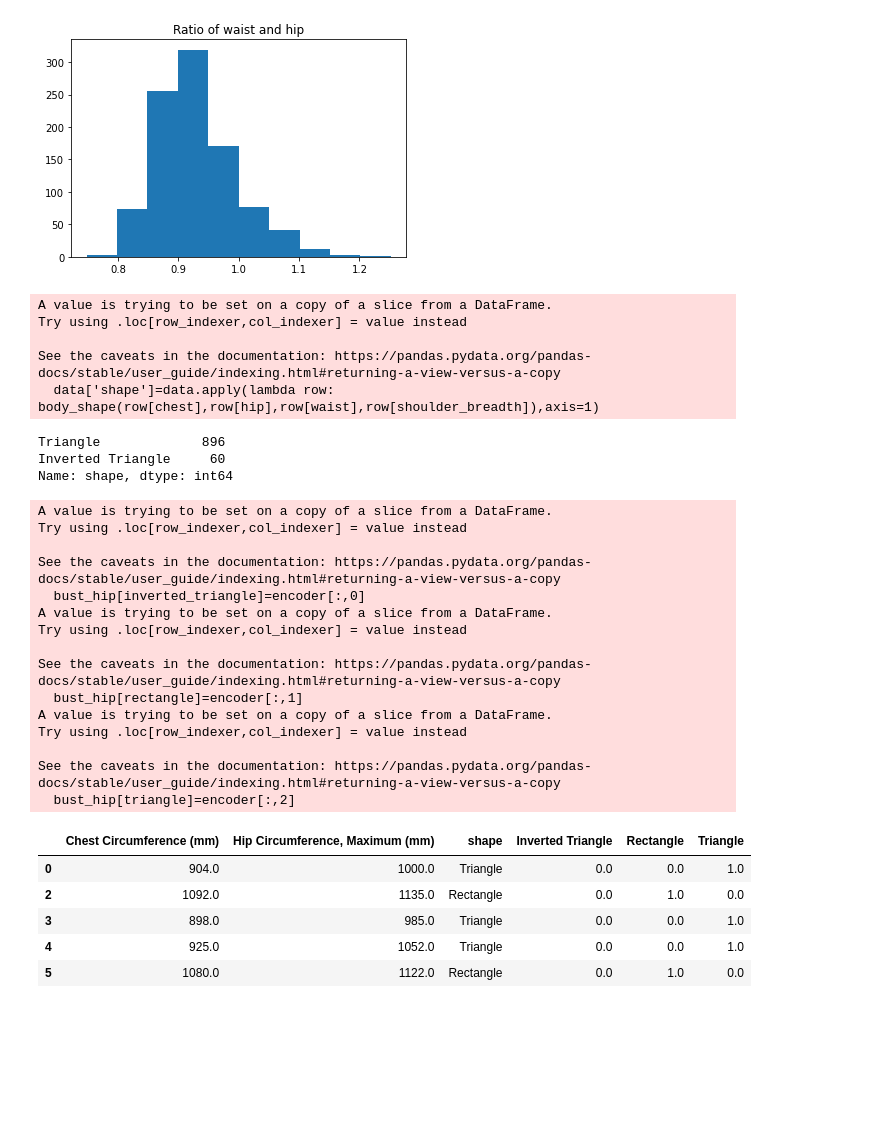
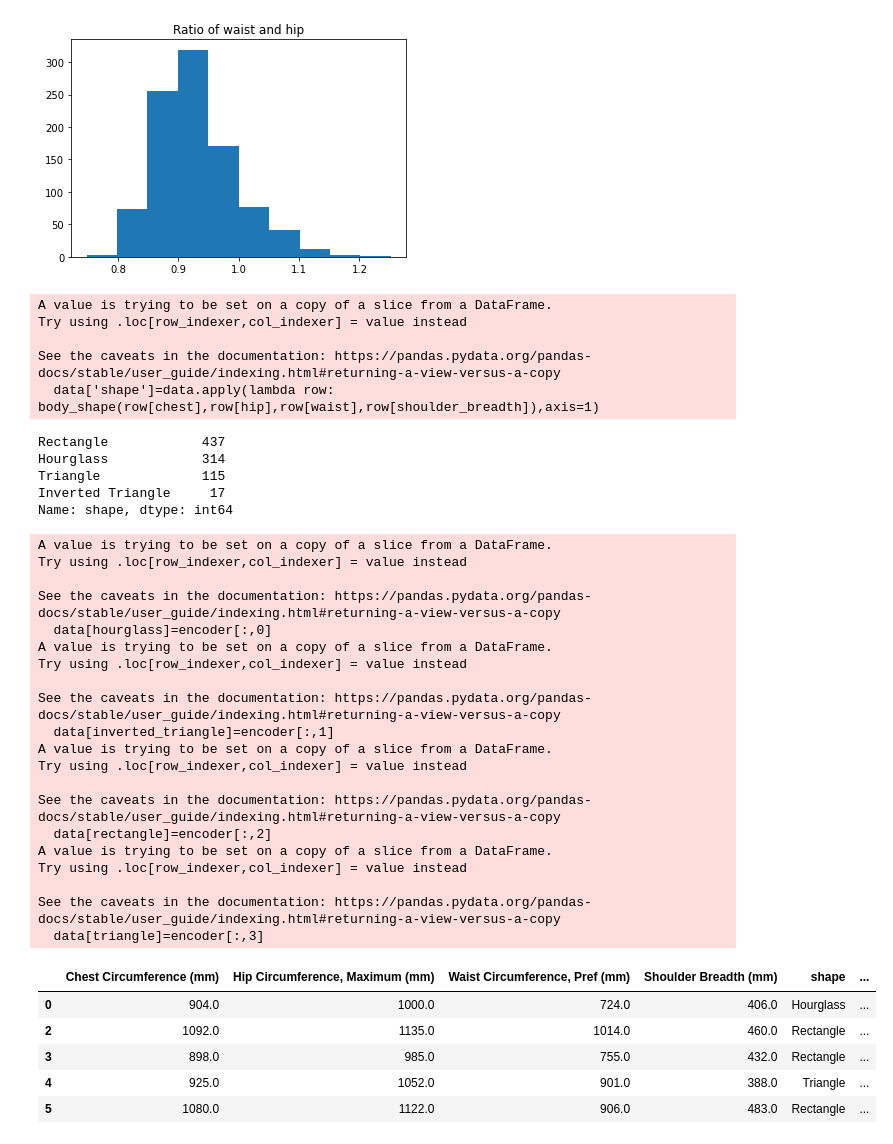
Before and after one commit to 123nishan/measurement_prediction, a Jupyter notebook: split_female.ipynb, the cells around one changed output. Saved outputs shown, nothing was run; the diff lists cells and outputs as text; code cells hidden in the pictures; blank space fills up the shorter version.

```diff
--- a/split_female.ipynb
+++ b/split_female.ipynb
@@ -33,7 +33,7 @@ malleolus_height_outer="Ankle Ht Rt (Malleolus, Lateral) (mm)"
 malleolus_height_inner='Malleolus Med Rt (mm)'
 outer_inseam='Outer Inseam'
 
-
+meausred_weight='Weight (kg)'
 thigh='Thigh Circumference (mm)'
 shoulder_breadth='Shoulder Breadth (mm)'
 waist_floor='Waist Height, Preferred (mm)'
@@ -91,9 +102,9 @@ def body_shape(bust,hip,waist,shoulder):
 # %%
 demographic=[subject_number,gender,age, height, weight, shoe_size]
 extracted=[subject_number,malleolus_height_inner,malleolus_height_outer]
-mearuments=[subject_number,waist,chest,under_bust,neck,hip,crotch_height,thigh,shoulder_breadth,waist_floor,arm_length,upper_chest]
+mearuments=[subject_number,waist,chest,under_bust,neck,hip,crotch_height,thigh,shoulder_breadth,waist_floor,arm_length,upper_chest,meausred_weight]
 italy_demographic=[subject_number,gender,age, height, weight, shoe_size_italy]
-italy_measurements=[subject_number,waist,chest,under_bust,neck,hip,crotch_height,thigh,shoulder_breadth,waist_floor,arm_length,italy_upper_chest]
+italy_measurements=[subject_number,waist,chest,under_bust,neck,hip,crotch_height,thigh,shoulder_breadth,waist_floor,arm_length,italy_upper_chest,meausred_weight]
 additional=[subject_number]
 feature_size=len(extracted)+len(mearuments)-2
 #M_data=pd.read_csv(measurement_path,skipinitialspace=True)
@@ -237,8 +239,11 @@ def check_ratio(bust,hip):
 # #cound number of each ratio
 # bust_hip['shape'].value_counts()
 #  body_shape(bust,hip,waist,shoulder):
-data=y[[chest,hip,waist,shoulder_breadth]]
+data=result[[chest,hip,waist,shoulder_breadth]]
+# data.head()
 data['shape']=data.apply(lambda row: body_shape(row[chest],row[hip],row[waist],row[shoulder_breadth]),axis=1)
+
+
 data['shape'].value_counts()
 # %% [output]
 A value is trying to be set on a copy of a slice from a DataFrame.
@@ -246,42 +251,53 @@ Try using .loc[row_indexer,col_indexer] = value instead
 
 See the caveats in the documentation: https://pandas.pydata.org/pandas-docs/stable/user_guide/indexing.html#returning-a-view-versus-a-copy
   data['shape']=data.apply(lambda row: body_shape(row[chest],row[hip],row[waist],row[shoulder_breadth]),axis=1)
-Triangle             896
-Inverted Triangle     60
+Rectangle            437
+Hourglass            314
+Triangle             115
+Inverted Triangle     17
 Name: shape, dtype: int64
 # %%
-encoder=preprocessing.OneHotEncoder().fit_transform(bust_hip['shape'].values.reshape(-1,1)).toarray()
+from base64 import encode
+
+
+encoder=preprocessing.OneHotEncoder().fit_transform(data['shape'].values.reshape(-1,1)).toarray()
 #convert list to dataframe
 # print(encoder)
-bust_hip[inverted_triangle]=encoder[:,0]
-bust_hip[rectangle]=encoder[:,1]
-bust_hip[triangle]=encoder[:,2]
+data[hourglass]=encoder[:,0]
+data[inverted_triangle]=encoder[:,1]
+data[rectangle]=encoder[:,2]
+data[triangle]=encoder[:,3]
 # encoder=pd.DataFrame(encoder)
 # #rename columns
 # encoder.columns=[inverted_triangle,rectangle]
 # #merge with chest_waist dataframe
 # chest_waist=chest_waist.merge(encoder)
-bust_hip.head()
+data.head()
 # %% [output]
 A value is trying to be set on a copy of a slice from a DataFrame.
 Try using .loc[row_indexer,col_indexer] = value instead
 
 See the caveats in the documentation: https://pandas.pydata.org/pandas-docs/stable/user_guide/indexing.html#returning-a-view-versus-a-copy
-  bust_hip[inverted_triangle]=encoder[:,0]
+  data[hourglass]=encoder[:,0]
 A value is trying to be set on a copy of a slice from a DataFrame.
 Try using .loc[row_indexer,col_indexer] = value instead
 
 See the caveats in the documentation: https://pandas.pydata.org/pandas-docs/stable/user_guide/indexing.html#returning-a-view-versus-a-copy
-  bust_hip[rectangle]=encoder[:,1]
+  data[inverted_triangle]=encoder[:,1]
 A value is trying to be set on a copy of a slice from a DataFrame.
 Try using .loc[row_indexer,col_indexer] = value instead
 
 See the caveats in the documentation: https://pandas.pydata.org/pandas-docs/stable/user_guide/indexing.html#returning-a-view-versus-a-copy
-  bust_hip[triangle]=encoder[:,2]
+  data[rectangle]=encoder[:,2]
+A value is trying to be set on a copy of a slice from a DataFrame.
+Try using .loc[row_indexer,col_indexer] = value instead
+
+See the caveats in the documentation: https://pandas.pydata.org/pandas-docs/stable/user_guide/indexing.html#returning-a-view-versus-a-copy
+  data[triangle]=encoder[:,3]
-|  | Chest Circumference (mm) | Hip Circumference, Maximum (mm) | shape | Inverted Triangle | Rectangle | Triangle |
-| 0 | 904.0 | 1000.0 | Triangle | 0.0 | 0.0 | 1.0 |
-| 2 | 1092.0 | 1135.0 | Rectangle | 0.0 | 1.0 | 0.0 |
-| 3 | 898.0 | 985.0 | Triangle | 0.0 | 0.0 | 1.0 |
-| 4 | 925.0 | 1052.0 | Triangle | 0.0 | 0.0 | 1.0 |
-| 5 | 1080.0 | 1122.0 | Rectangle | 0.0 | 1.0 | 0.0 |
+|  | Chest Circumference (mm) | Hip Circumference, Maximum (mm) | Waist Circumference, Pref (mm) | Shoulder Breadth (mm) | shape | ... |
+| 0 | 904.0 | 1000.0 | 724.0 | 406.0 | Hourglass | ... |
+| 2 | 1092.0 | 1135.0 | 1014.0 | 460.0 | Rectangle | ... |
+| 3 | 898.0 | 985.0 | 755.0 | 432.0 | Rectangle | ... |
+| 4 | 925.0 | 1052.0 | 901.0 | 388.0 | Triangle | ... |
+| 5 | 1080.0 | 1122.0 | 906.0 | 483.0 | Rectangle | ... |
 # %%
```
Also changed, not shown: parts of 13 cells of this notebook, 47 other files.
